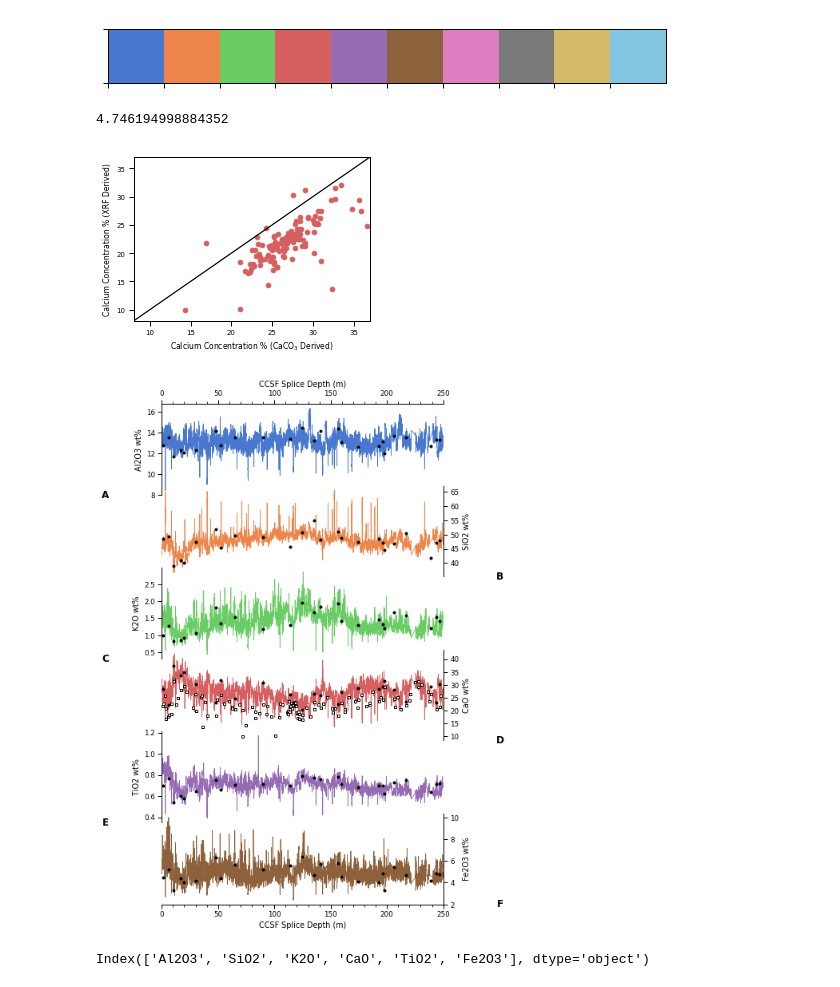
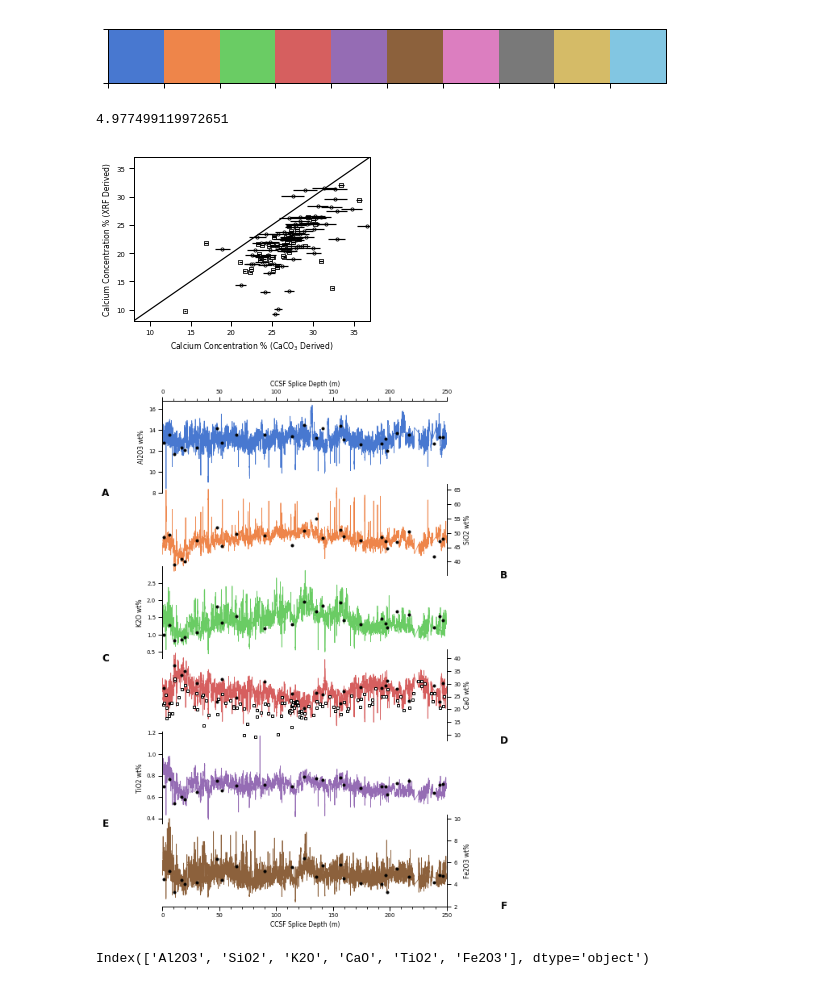
Before and after one commit to danielbabin/U1474_XRF_Data_Report, a Jupyter notebook: Notebooks/xrf_calibration.ipynb, the cells around one changed output. Cells and saved outputs as stored; diff of their text form; code cells hidden in the pictures.

```diff
--- a/Notebooks/xrf_calibration.ipynb
+++ b/Notebooks/xrf_calibration.ipynb
@@ -692,7 +692,9 @@ fig.savefig(figure_path+'process.png',dpi=500)
 # %% [markdown]
 # View
 # %%
-CaCO3=pd.read_csv(data_path+'carbonate_data_u1474.csv',index_col='CCSF (m)').dropna()
+CaCO3=pd.read_csv(data_path+'carbonate_data_u1474.csv',index_col='Depth CCSF (m)')
+CaCO3['%err']=CaCO3['σ %CaCO3']/CaCO3['%CaCO3']
+CaCO3.sort_index(inplace=True)
 # %%
 colors=sns.color_palette('muted',10)
 sns.palplot(colors)
@@ -700,30 +702,36 @@ sns.palplot(colors)
 [figure]
 # %%
 CaCO3['xrf_Ca']=calibrated.reindex(CaCO3.index,method='nearest')['CaO']
-CaCO3['coul_Ca']=CaCO3['CaCO3']*.4/.714
+CaCO3['coul_Ca']=CaCO3['%CaCO3']*.4/.714
 CaCO3['Terrigenous_Ca']=CaCO3['xrf_Ca']-CaCO3['coul_Ca']
 # %%
 (CaCO3['Terrigenous_Ca'].mean())
 # %% [output]
-4.746194998884352
+4.977499119972651
 # %%
 calibrated_CaCO3=calibrated.reindex(CaCO3.index,method='nearest').dropna()
 calibrated_CaCO3['Ca/Fe']=calibrated_CaCO3['CaO']/calibrated_CaCO3['Fe2O3']*.714/.69
 # %%
 fig,ax=plt.subplots(figsize=(4,3))
-ax.scatter(CaCO3['xrf_Ca'].loc[:248],CaCO3['coul_Ca'].loc[:248],color=colors[3])
-# s=stats.linregress(CaCO3['xrf_Ca'].loc[:248],CaCO3['coul_Ca'].loc[:248])
-# x=CaCO3['xrf_Ca'].loc[:248]
-# ax.plot(x,s.slope*x+s.intercept,color=colors[3])
+df=CaCO3[CaCO3['Source']=='This Study']
+# df.plot.scatter(x='xrf_Ca',y='coul_Ca',s=10,ax=ax,xerr=df['%err']*df['coul_Ca'],
+#                 color='white',edgecolor='k',ecolor='k')
+ax.scatter(df['xrf_Ca'],df['coul_Ca'],s=10,color='white',edgecolor='k')
+ax.errorbar(df['xrf_Ca'],df['coul_Ca'],xerr=df['%err']*df['coul_Ca'],ecolor='k',ls='')
+
+df=CaCO3[CaCO3['Source']=='IODP']
+ax.scatter(df['xrf_Ca'],df['coul_Ca'],s=10,color='white',edgecolor='k',marker='s')
+ax.errorbar(df['xrf_Ca'],df['coul_Ca'],xerr=df['%err']*df['coul_Ca'],ecolor='k',ls='')
+
 ax.plot([0,40],[0,40],color='k')
 ax.set_ylabel('Calcium Concentration % (XRF Derived)')
 ax.set_xlabel('Calcium Concentration % (CaCO$_3$ Derived)')
 ax.set_ylim(8,37)
 ax.set_xlim(8,37)
 plt.tight_layout()
-fig.savefig(figure_path+'Ca_vs_Ca.png',dpi=500)
+fig.savefig(figure_path+'Ca_vs_Ca.png',dpi=700)
 # %% [output]
-[figure, old version]
+[figure, new version]
 # %%
 fig,axes=plt.subplots(nrows=6,figsize=(7,10))
 sns.set_context('paper',font_scale=.8)
@@ -761,7 +769,7 @@ for i,e in enumerate(['Al2O3','SiO2','K2O','CaO','TiO2','Fe2O3']):
                                        markeredgecolor='k',markeredgewidth=1,ms=2*ms)
     axes[i].set_ylabel(e+' wt%')
 
-(CaCO3['CaCO3']*.4/.714).loc[0:248].plot(ax=axes[3],marker='s',ls='',color='white',markeredgecolor='k',ms=2*ms)
+(CaCO3['%CaCO3']*.4/.714).loc[:250].plot(ax=axes[3],marker='s',ls='',color='white',markeredgecolor='k',ms=2*ms)
 
 axes[0].annotate('A',xy=(-.2,0),
     xycoords='axes fraction',horizontalalignment='center',
@@ -792,7 +800,7 @@ axis.set_xlabel('CCSF Splice Depth (m)')
 plt.subplots_adjust(hspace=-.1,top=.94,bottom=.07,right=.85,left=.15)
 fig.savefig(figure_path+'concentrations.png',dpi=700)
 # %% [output]
-[figure, old version]
+[figure, new version]
 # %%
 reference_conc.columns
 # %% [output]
```
Also changed, not shown: parts of 8 cells of this notebook, 16 other files.
